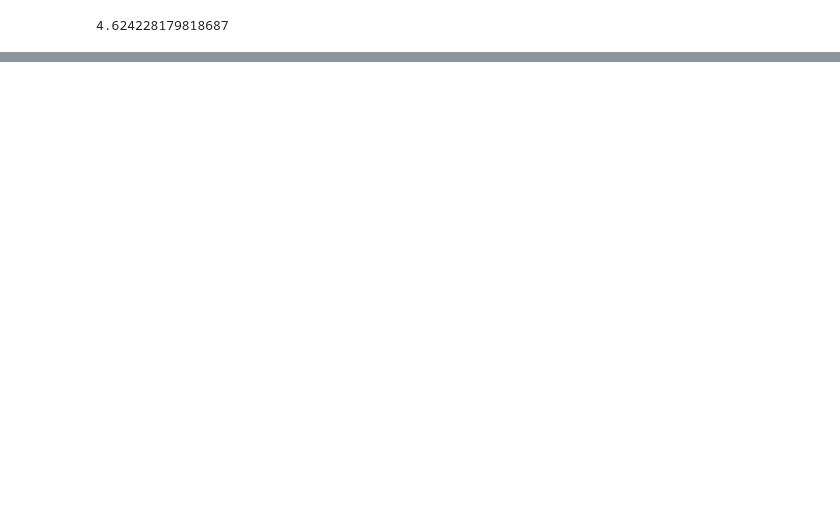
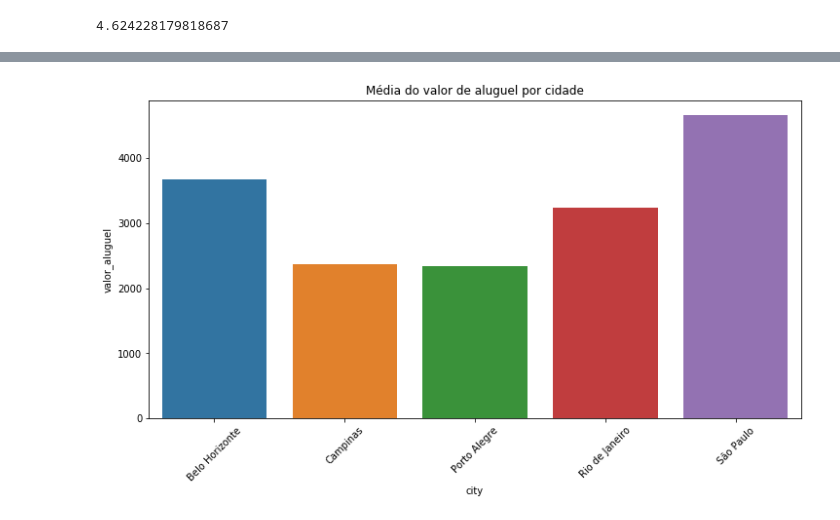
Before and after one commit to vvalcristina/datascience_codenation, a Jupyter notebook: Semana3/Semana3.ipynb, the cells around one changed output, grey strips where cells are left out. Saved outputs shown, nothing was run; the diff lists cells and outputs as text; code cells hidden in the pictures; blank space fills up the shorter version.

```diff
--- a/Semana3/Semana3.ipynb
+++ b/Semana3/Semana3.ipynb
@@ -235,0 +347,13 @@ df.valor_aluguel.kurtosis()
+# %%
+#Visualização da média dos valores de aluguéis
+#Muda o Tamanho do gráfico
+plt.figure(figsize=(12,6))
+
+sns.barplot(x='city', y='valor_aluguel', data = df.groupby('city')['valor_aluguel'].mean().reset_index())
+
+#Colocando título
+plt.title('Média do valor de aluguel por cidade')
+plt.xticks(rotation = 45)
+plt.show()
+# %% [output]
+[figure, added]
```
Also changed, not shown: parts of 29 cells of this notebook.
